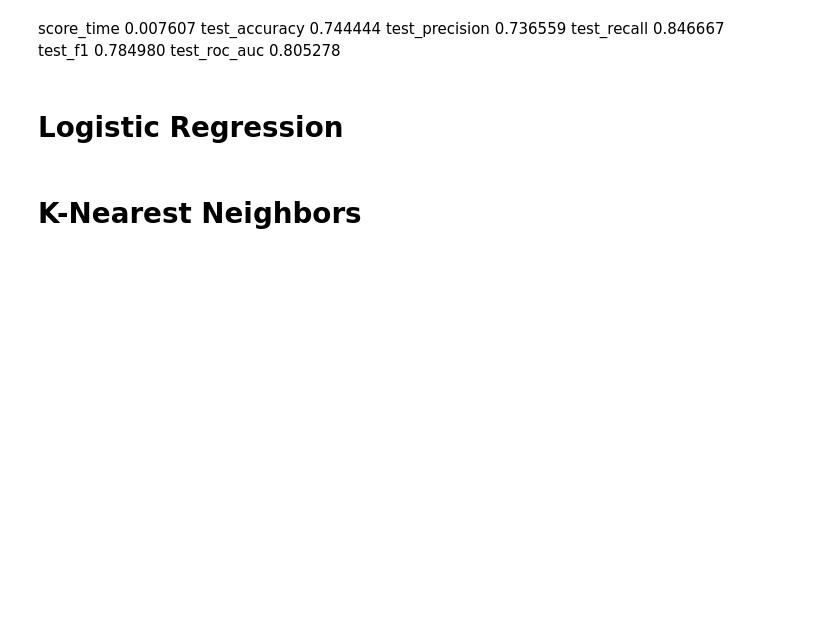
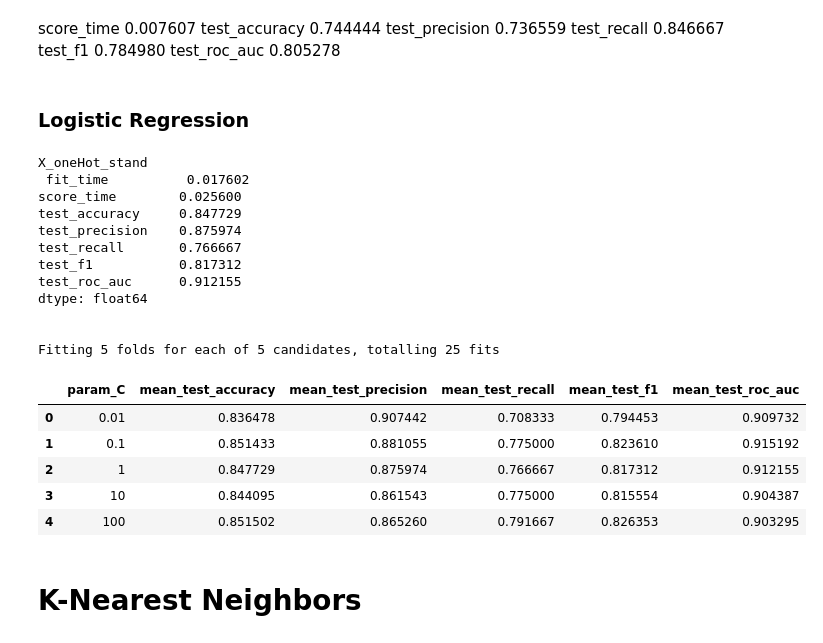
Before and after one commit to diogocerveira/heart-prediese, a Jupyter notebook: DACO_Project.ipynb, the cells around one changed output. Drawn from its saved outputs; the diff is of its cells as text; code cells hidden in the pictures; blank space fills up the shorter version.

```diff
--- a/DACO_Project.ipynb
+++ b/DACO_Project.ipynb
@@ -252,36 +237,53 @@ test_recall       0.846667
 test_f1           0.784980
 test_roc_auc      0.805278
 # %% [markdown]
-# Logistic Regression
+### Logistic Regression
 # %%
 from sklearn.linear_model import LogisticRegression
 
-
-# nb_results = cross_validate(LogisticRegression(), standardizedX, Y, cv=5, scoring=["accuracy", "precision", "recall", "f1", "neg_log_loss"])
+# nb_results = cross_validate(LogisticRegression(), X_st, Y, cv=5, scoring=["accuracy", "precision", "recall", "f1", "neg_log_loss"])
 # results_df = pd.DataFrame(nb_results)
-# print("standardizedX", "\n", results_df.mean(), "\n\n")
-
+# print("X_st", "\n", results_df.mean(), "\n\n")
 
 # Sistema
 
-nb_results = cross_validate(LogisticRegression(), one_hot_standardizedX, Y, cv=5, scoring=["accuracy", "precision", "recall", "f1", "roc_auc"])
+nb_results = cross_validate(LogisticRegression(), X_oneHot_stand, Y, cv=5, scoring=["accuracy", "precision", "recall", "f1", "roc_auc"])
 results_df = pd.DataFrame(nb_results)
-print("one_hot_standardizedX","\n", results_df.mean(), "\n\n")
+print("X_oneHot_stand","\n", results_df.mean(), "\n\n")
 
-# nb_results = cross_validate(LogisticRegression(), one_hot_normalizedX, Y, cv=5, scoring=["accuracy", "precision", "recall", "f1", "neg_log_loss"])
+# nb_results = cross_validate(LogisticRegression(), X_oneHot_norm, Y, cv=5, scoring=["accuracy", "precision", "recall", "f1", "neg_log_loss"])
 # results_df = pd.DataFrame(nb_results)
-# print("one_hot_normalizedX","\n", results_df.mean(), "\n\n")
+# print("X_oneHot_norm","\n", results_df.mean(), "\n\n")
 
 param_grid = [
     {
     'C' : [0.01,0.1,1,10,100],
     }
 ]
 
 clf = GridSearchCV(LogisticRegression(), param_grid = param_grid, cv = 5, verbose=True, n_jobs=-1, scoring=["accuracy", "precision", "recall", "f1", "roc_auc"], return_train_score=True, refit=False)
-clf.fit(one_hot_standardizedX, Y)
+clf.fit(X_oneHot_stand, Y)
 results_gs = pd.DataFrame(clf.cv_results_)
 results_gs[['param_C','mean_test_accuracy','mean_test_precision','mean_test_recall','mean_test_f1','mean_test_roc_auc']]
+# %% [output]
+X_oneHot_stand
+ fit_time          0.017602
+score_time        0.025600
+test_accuracy     0.847729
+test_precision    0.875974
+test_recall       0.766667
+test_f1           0.817312
+test_roc_auc      0.912155
+dtype: float64
+
+
+Fitting 5 folds for each of 5 candidates, totalling 25 fits
+|  | param_C | mean_test_accuracy | mean_test_precision | mean_test_recall | mean_test_f1 | mean_test_roc_auc |
+| 0 | 0.01 | 0.836478 | 0.907442 | 0.708333 | 0.794453 | 0.909732 |
+| 1 | 0.1 | 0.851433 | 0.881055 | 0.775000 | 0.823610 | 0.915192 |
+| 2 | 1 | 0.847729 | 0.875974 | 0.766667 | 0.817312 | 0.912155 |
+| 3 | 10 | 0.844095 | 0.861543 | 0.775000 | 0.815554 | 0.904387 |
+| 4 | 100 | 0.851502 | 0.865260 | 0.791667 | 0.826353 | 0.903295 |
 # %% [markdown]
 # K-Nearest Neighbors
 # %%
```
Also changed, not shown: parts of 20 cells of this notebook, 8 other files.
